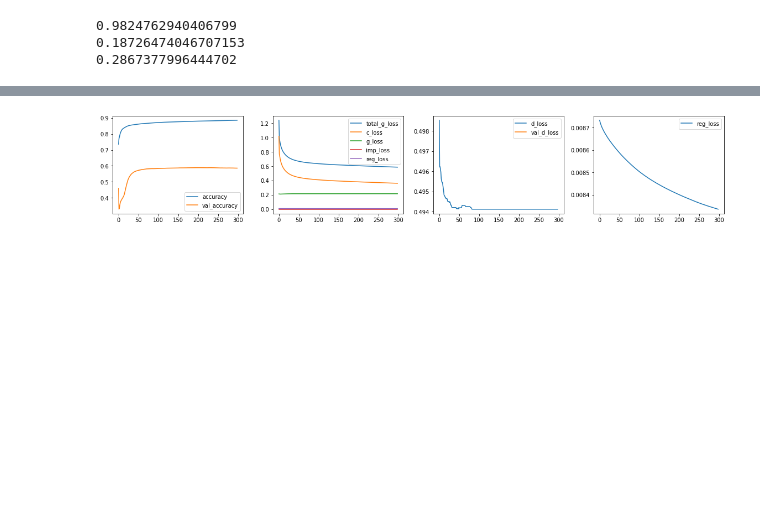
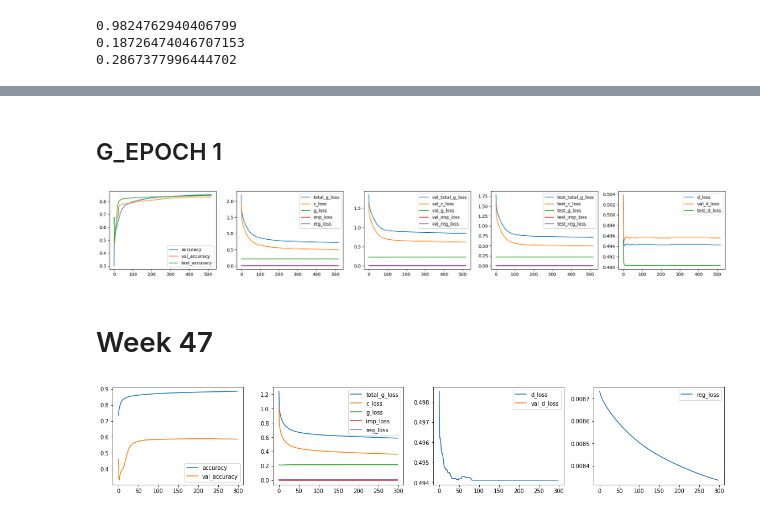
Before and after one commit to dnldsht/AJ-RNN, a Jupyter notebook: res.ipynb, the cells around one changed output, grey strips where cells are left out. Saved outputs shown, nothing was run; the diff lists cells and outputs as text; code cells hidden in the pictures; blank space fills up the shorter version.

```diff
--- a/res.ipynb
+++ b/res.ipynb
@@ -68,3 +84,12 @@ plot_all(get_metrics('results/week47/GRU128-LR7-BS64/seed89'))
+# %% [markdown]
+## G_EPOCH 1
+# %%
+# batch size 256
+plot_all(get_metrics('results/week48/GRU128-G1-LR6-BS256/seed89'))
+# %% [output]
+[figure, added]
+# %% [markdown]
+# Week 47
 # %%
 plot_all(get_metrics('results/week47/GRU128-LR7-BS128/seed89'))
 # %% [output]
```
Also changed, not shown: parts of 9 cells of this notebook, 6 other files.
